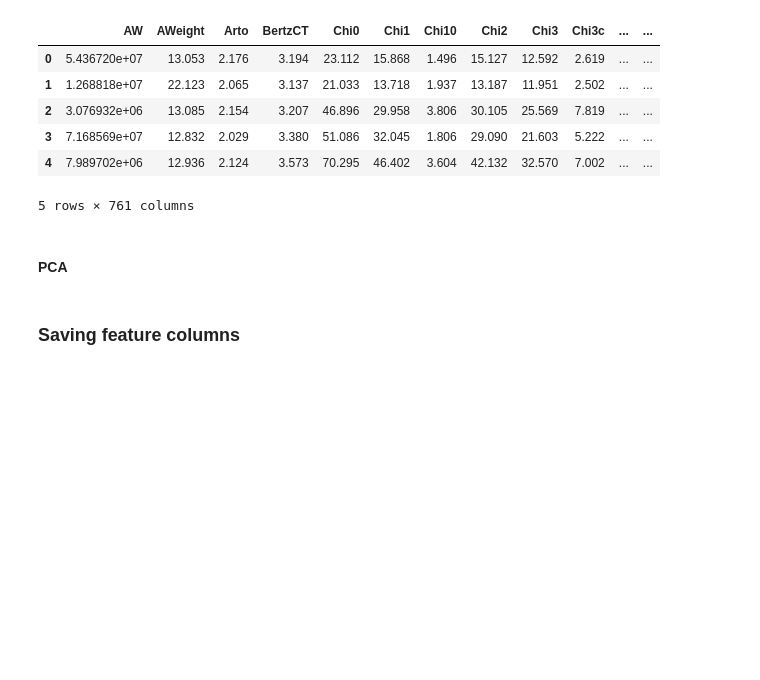
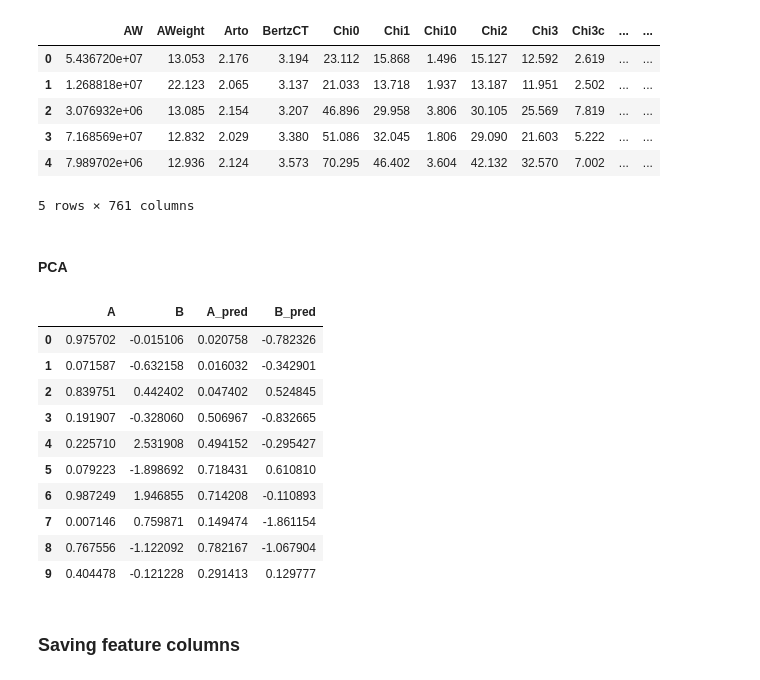
Before and after one commit to dinabandhu50/PROJECT_tox21, a Jupyter notebook: notebooks/eda.ipynb, the cells around one changed output. Drawn from its saved outputs; the diff is of its cells as text; code cells hidden in the pictures; blank space fills up the shorter version.

```diff
--- a/notebooks/eda.ipynb
+++ b/notebooks/eda.ipynb
@@ -234,6 +297,23 @@ df_float.head()
 # profile.to_file(output_file="output.html")
 # %% [markdown]
 #### PCA
+# %%
+leftdf = pd.DataFrame({'A':np.random.rand(10),'B':np.random.randn(10)})
+rightdf = pd.DataFrame({'A':np.random.rand(10),'B':np.random.randn(10)}).add_suffix('_pred')
+# %%
+pd.concat([leftdf,rightdf],axis=1,)
+# %% [output]
+|  | A | B | A_pred | B_pred |
+| 0 | 0.975702 | -0.015106 | 0.020758 | -0.782326 |
+| 1 | 0.071587 | -0.632158 | 0.016032 | -0.342901 |
+| 2 | 0.839751 | 0.442402 | 0.047402 | 0.524845 |
+| 3 | 0.191907 | -0.328060 | 0.506967 | -0.832665 |
+| 4 | 0.225710 | 2.531908 | 0.494152 | -0.295427 |
+| 5 | 0.079223 | -1.898692 | 0.718431 | 0.610810 |
+| 6 | 0.987249 | 1.946855 | 0.714208 | -0.110893 |
+| 7 | 0.007146 | 0.759871 | 0.149474 | -1.861154 |
+| 8 | 0.767556 | -1.122092 | 0.782167 | -1.067904 |
+| 9 | 0.404478 | -0.121228 | 0.291413 | 0.129777 |
 # %% [markdown]
 ### Saving feature columns
 # %%
```
Also changed, not shown: parts of 10 cells of this notebook, 5 other files.
